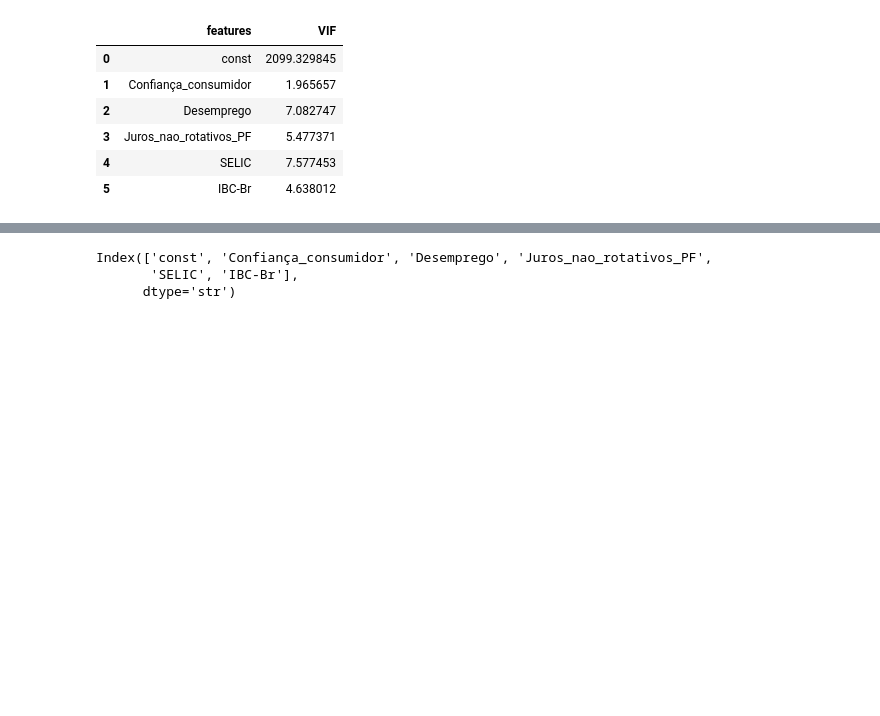
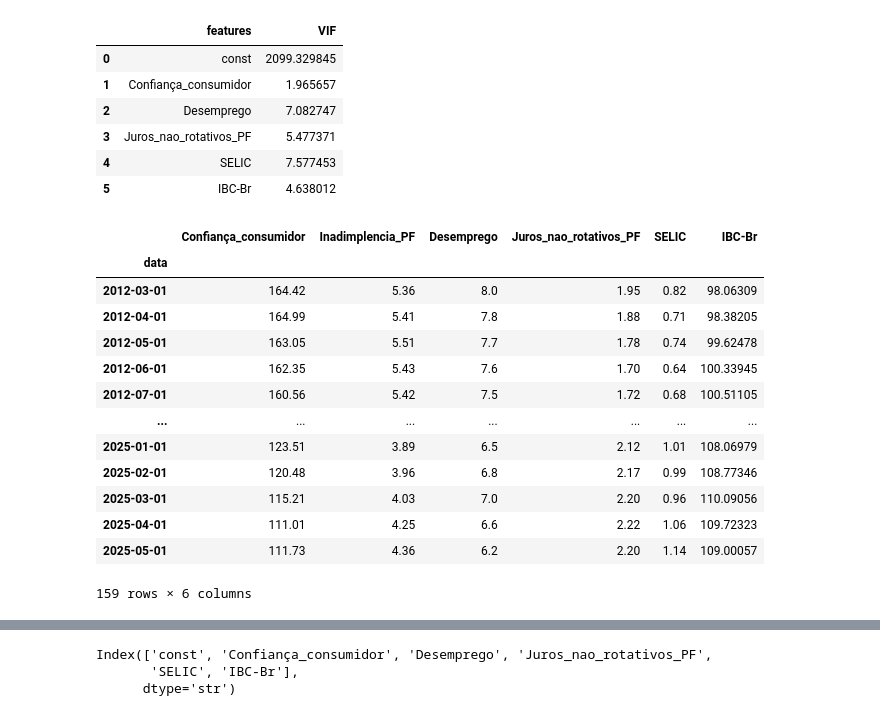
Before and after one commit to WesleySouza13/MacroEconomic-Modeling-Inverse-Problems-for-Default-Estimation-, a Jupyter notebook: notebooks/EDA.ipynb, the cells around one changed output, grey strips where cells are left out. Saved outputs shown, nothing was run; the diff lists cells and outputs as text; code cells hidden in the pictures; blank space fills up the shorter version.

```diff
--- a/notebooks/EDA.ipynb
+++ b/notebooks/EDA.ipynb
@@ -258,3 +258,25 @@ vif_df
 | 3 | Juros_nao_rotativos_PF | 5.477371 |
 | 4 | SELIC | 7.577453 |
 | 5 | IBC-Br | 4.638012 |
+# %%
+# separando em treino e teste para rodar no MQO
+X_train = df.loc['2012-03-01':'2025-05-01']
+y = df['Inadimplencia_PF']
+y_train = y.loc['2012-03-01':'2025-05-01']
+# %%
+X_train
+# %% [output]
+|  | Confiança_consumidor | Inadimplencia_PF | Desemprego | Juros_nao_rotativos_PF | SELIC | IBC-Br |
+| data |  |  |  |  |  |  |
+| 2012-03-01 | 164.42 | 5.36 | 8.0 | 1.95 | 0.82 | 98.06309 |
+| 2012-04-01 | 164.99 | 5.41 | 7.8 | 1.88 | 0.71 | 98.38205 |
+| 2012-05-01 | 163.05 | 5.51 | 7.7 | 1.78 | 0.74 | 99.62478 |
+| 2012-06-01 | 162.35 | 5.43 | 7.6 | 1.70 | 0.64 | 100.33945 |
+| 2012-07-01 | 160.56 | 5.42 | 7.5 | 1.72 | 0.68 | 100.51105 |
+| ... | ... | ... | ... | ... | ... | ... |
+| 2025-01-01 | 123.51 | 3.89 | 6.5 | 2.12 | 1.01 | 108.06979 |
+| 2025-02-01 | 120.48 | 3.96 | 6.8 | 2.17 | 0.99 | 108.77346 |
+| 2025-03-01 | 115.21 | 4.03 | 7.0 | 2.20 | 0.96 | 110.09056 |
+| 2025-04-01 | 111.01 | 4.25 | 6.6 | 2.22 | 1.06 | 109.72323 |
+| 2025-05-01 | 111.73 | 4.36 | 6.2 | 2.20 | 1.14 | 109.00057 |
+159 rows × 6 columns
```
Also changed, not shown: parts of 10 cells of this notebook, 4 other files.
